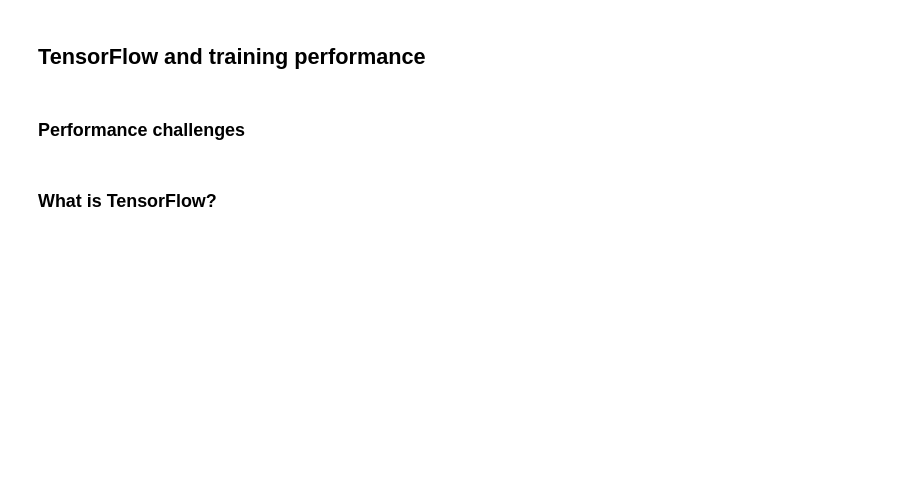
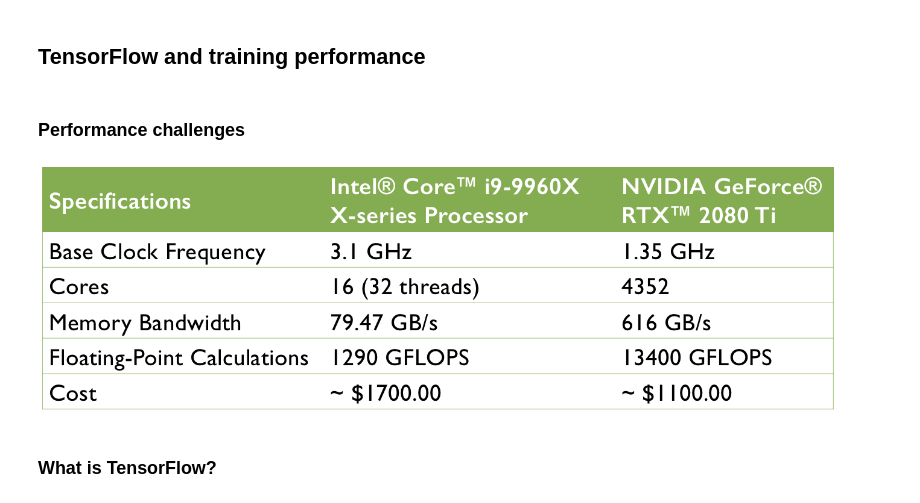
Before and after one commit to rasbt/python-machine-learning-book-3rd-edition, a Jupyter notebook: ch13/ch13_part1.ipynb, the cells around one changed output. Cells and saved outputs as stored; diff of their text form; code cells hidden in the pictures; blank space fills up the shorter version.

```diff
--- a/ch13/ch13_part1.ipynb
+++ b/ch13/ch13_part1.ipynb
@@ -25,5 +26,9 @@ tensorflow 2.0.0
 ## TensorFlow and training performance
 # %% [markdown]
 ### Performance challenges
+# %%
+Image(filename='images/01.png', width=800)
+# %% [output]
+[figure, added]
 # %% [markdown]
 ### What is TensorFlow?
```
Also changed, not shown: parts of 19 cells of this notebook, 9 other files.
